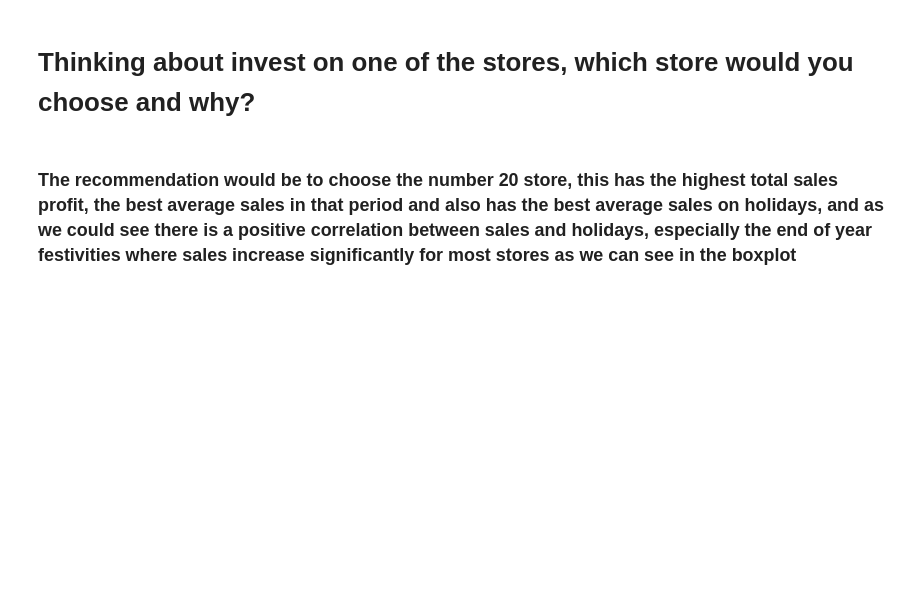
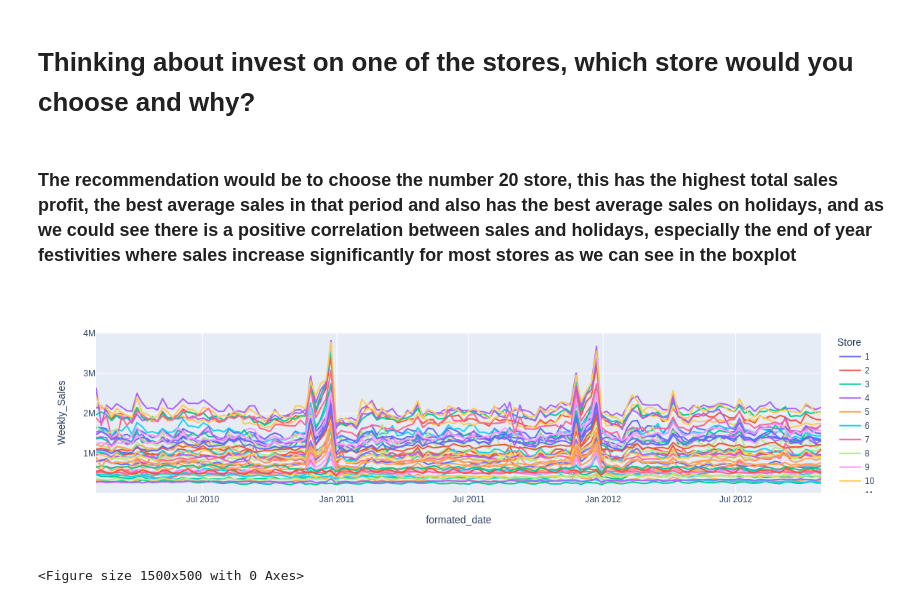
Before and after one commit to danieltorrescode/jupyter, a Jupyter notebook: Wallmart.ipynb, the cells around one changed output. Drawn from its saved outputs; the diff is of its cells as text; code cells hidden in the pictures; blank space fills up the shorter version.

```diff
--- a/Wallmart.ipynb
+++ b/Wallmart.ipynb
@@ -186,3 +214,15 @@ sns.boxplot(data=df, x="Store", y="Weekly_Sales",  hue="Holiday_Flag")
 # Thinking about invest on one of the stores, which store would you choose and why?
 # %% [markdown]
 ### The recommendation would be to choose the **number 20** store, this has the highest total sales profit, the best average sales in that period and also has the best average sales on holidays, and as we could see there is a positive correlation between sales and holidays, especially the end of year festivities where sales increase significantly for most stores as we can see in the boxplot
+# %%
+df_sorted = df.sort_values(['Store','formated_date'])
+groups = df.groupby('Store')['Weekly_Sales']
+df_sorted['trend'] = groups.transform(lambda x: x.rolling(4*12, center=True).mean())
+df_sorted['id'] = groups.cumcount() + 1
+
+plt.figure(figsize=(15, 5))
+# plt.xticks(rotation=45)
+px.line(df_sorted, x="formated_date", y="Weekly_Sales", color='Store')
+# %% [output]
+[figure, added]
+<Figure size 1500x500 with 0 Axes>
```
Also changed, not shown: parts of 2 cells of this notebook, 3 other files.
